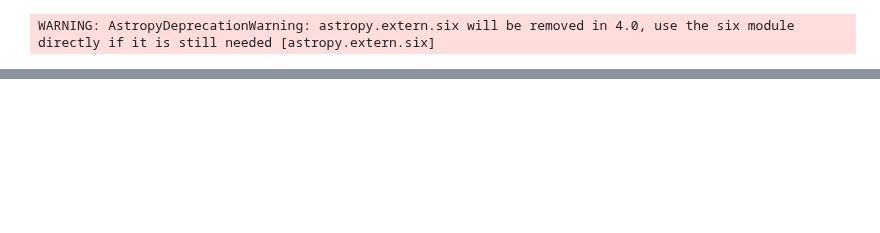
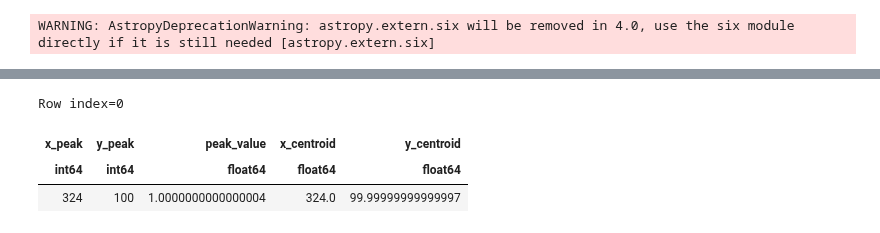
Before and after one commit to MMTObservatory/mmtwfs, a Jupyter notebook: notebooks/PupilVignette-MMIRSWFS.ipynb, the cells around one changed output, grey strips where cells are left out. Cells and saved outputs as stored; diff of their text form; code cells hidden in the pictures; blank space fills up the shorter version.

```diff
--- a/notebooks/PupilVignette-MMIRSWFS.ipynb
+++ b/notebooks/PupilVignette-MMIRSWFS.ipynb
@@ -51,8 +58,9 @@ fig.show()
 [interactive output not drawn]
 # %%
 data, hdr = check_wfsdata("/Users/tim/MMT/wfsdat/20171013/mmirs_wfs_rename_0566.fits", header=True)
+data, hdr = check_wfsdata("/Users/tim/MMT/wfsdat/20181120/mmirs_wfs_0193.fits", header=True)
 im = mmirs.pupil_mask(hdr)
-plt.imshow(im)
+plt.imshow(im, origin='lower')
 plt.show()
 # %% [output]
 [interactive output not drawn]
@@ -60,3 +70,11 @@ plt.show()
+# %%
+t = photutils.detection.find_peaks(im, 0.8, box_size=5, centroid_func=photutils.centroids.centroid_com)
+t[t['peak_value'] == t['peak_value'].max()][0]
+# %% [output]
+Row index=0
+| x_peak | y_peak | peak_value | x_centroid | y_centroid |
+| int64 | int64 | float64 | float64 | float64 |
+| 324 | 100 | 1.0000000000000004 | 324.0 | 99.99999999999997 |
 # %%
 fig, ax = plt.subplots()
 mmirs.drawoutline(ax)
```
Also changed, not shown: parts of 4 cells of this notebook, 3 other files.
